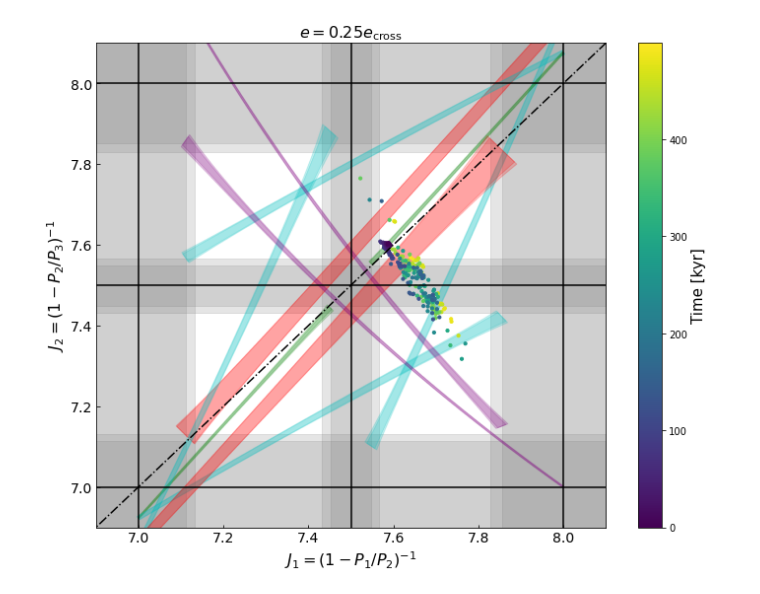
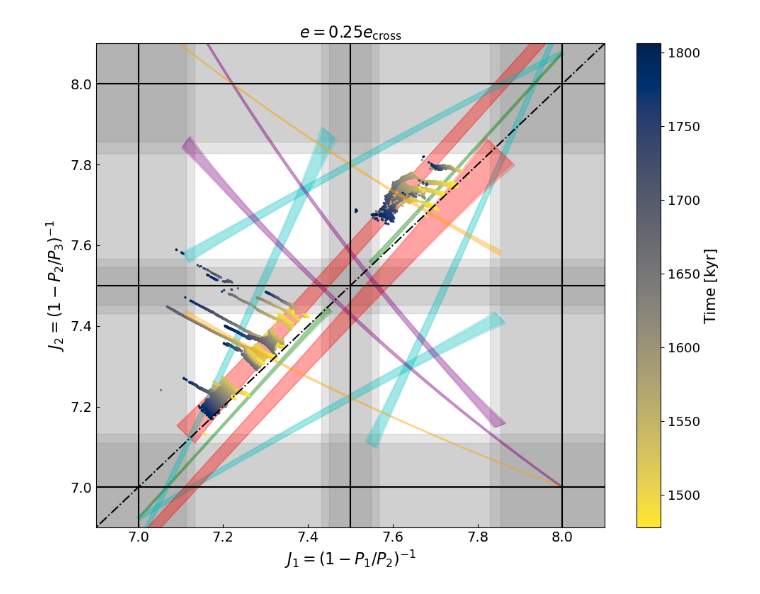
Before and after one commit to shadden/InstabilitiesOfCompactSystems, a Jupyter notebook: notebooks/PlotWeb.ipynb, the cells around one changed output. Saved outputs shown, nothing was run; the diff lists cells and outputs as text; code cells hidden in the pictures.

```diff
--- a/notebooks/PlotWeb.ipynb
+++ b/notebooks/PlotWeb.ipynb
@@ -95,0 +107,4 @@ for J in [5,6,7,8]:
+# %%
+from glob import glob
+import re
+files = glob("/fs/lustre/cita/hadden/04_instability/code/*.npz")
@@ -150,48 +200,73 @@ for j1,k1 in MMRs:
                 xm = 1+1/(n_m.T[0]/n_m.T[1]-1)
                 ym = 1+1/(n_m.T[1]/n_m.T[2]-1)
                 plt.fill(np.append(xp,xm[::-1]),np.append(yp,ym[::-1]),color=col,alpha=0.2)
 
         if (j1,k1,j2,k2) in n_ext2.keys():
             n_ext_p_50,n_ext_m_50,n_ext_p_max,n_ext_m_max= n_ext2[(j1,k1,j2,k2)]
             for n_p,n_m in ((n_ext_p_50,n_ext_m_50),(n_ext_p_max,n_ext_m_max)):
                 xp = 1+1/(n_p.T[0]/n_p.T[1]-1)
                 yp = 1+1/(n_p.T[1]/n_p.T[2]-1)
                 xm = 1+1/(n_m.T[0]/n_m.T[1]-1)
                 ym = 1+1/(n_m.T[1]/n_m.T[2]-1)
                 plt.fill(np.append(xp,xm[::-1]),np.append(yp,ym[::-1]),color=col,alpha=0.2)
 
 plt.plot(np.linspace(J-1,J+2),np.linspace(J-1,J+2),'k-.')
 
+
+for file in files:
+    data = np.load(file)
+    P_mean = data['P_mean']
+    P = data['P']
+    times = data['times']
+    in_res_file = re.sub(r"chaotic_traj_J0_7.(\d+).npz","in_res_J0_7.\g<1>.pkl",file)
+    with open(in_res_file,'rb') as fi:
+        in_res_Q_inner,in_res_Q_outer = pickle.load(fi)
+    in_a_res = np.zeros(len(times),dtype=bool)
+    for inres in in_res_Q_inner.values():
+        in_a_res = np.logical_or(in_a_res,inres)
+    for inres in in_res_Q_outer.values():
+        in_a_res = np.logical_or(in_a_res,inres)
+
+    msk = np.logical_not(in_a_res)
+    x=P_to_J(P_mean[1]/P_mean[0])[msk]
+    y=P_to_J(P_mean[2]/P_mean[1])[msk]
+    plt.scatter(x[::-1],y[::-1],c=times[msk][::-1]/1e3,s=2,cmap='cividis_r')
+
+#     x=P_to_J(P[1]/P[0])[in_a_res]
+#     y=P_to_J(P[2]/P[1])[in_a_res]
+#     plt.scatter(x[::-1],y[::-1], s=2, c=times[in_a_res][::-1]/1e3, cmap='cividis_r', alpha = 0.2)
+
+
+cb = plt.colorbar()
+cb.set_label(label='Time [kyr]',size= 15)
+cb.ax.tick_params(labelsize=13)
+
 for key,val in rw_data['n_ext_plus'].items():
     j1,k1,j2,k2 = key
     n_ext_p_50,n_ext_m_50,n_ext_p_max,n_ext_m_max = val
+    if k1+k2==2:
+        col='purple'
+    else:
+        col='orange'
     for n_p,n_m in ((n_ext_p_50,n_ext_m_50),(n_ext_p_max,n_ext_m_max)):
         xp = 1+1/(n_p.T[0]/n_p.T[1]-1)
         yp = 1+1/(n_p.T[1]/n_p.T[2]-1)
         xm = 1+1/(n_m.T[0]/n_m.T[1]-1)
         ym = 1+1/(n_m.T[1]/n_m.T[2]-1)
 
-        plt.fill(np.append(xp,xm[::-1]),np.append(yp,ym[::-1]),color='purple',alpha=0.2)
+        plt.fill(np.append(xp,xm[::-1]),np.append(yp,ym[::-1]),color=col,alpha=0.2)
 plt.xlabel("$J_1=(1-P_1/P_2)^{-1}$",fontsize=16)
 plt.ylabel("$J_2=(1-P_2/P_3)^{-1}$",fontsize=16)
 plt.title("$e = 0.25e_\mathrm{cross}$",fontsize=16)
 plt.tick_params(direction='in',labelsize=14)
-
-
-P_to_J = lambda P: 1 + 1/(P-1)
-J_to_P = lambda J: J/(J-1)
-data = np.load("chaotic_traj.npz")
-P_mean = data['P_mean']
-times = data['times']
-msk = times<0.5e6
-x=P_to_J(P_mean[1]/P_mean[0])[msk]
-y=P_to_J(P_mean[2]/P_mean[1])[msk]
-amd = data['amd_mean']
-z = amd[msk]/amd[0]-1
-plt.scatter(x[::-1],y[::-1],c=times[msk][::-1]/1e3,s=10)
-cb = plt.colorbar()
-cb.set_label(label='Time [kyr]',size= 15)
 plt.tight_layout()
-plt.savefig("../figures/web_with_points.png")
+#plt.savefig("../figures/web_with_points.png")
+# n_in_ratio = J_to_P(np.linspace(7,7.5))
+# n2 = 1/n_in_ratio
+# for k in (1,2,3/2):
+#     n3 =  ((7*k + 6)*n2 - 6*k)/7
+#     plt.plot(np.linspace(7,7.5),P_to_J(n2/n3))
+# n3 = ((13-7)*n2+6)/15
+# plt.plot(np.linspace(7,7.5),P_to_J(n2/n3))
 # %% [output]
-[figure, old version]
+[figure, new version]
```
Also changed, not shown: parts of 24 cells of this notebook, 4 other files.
